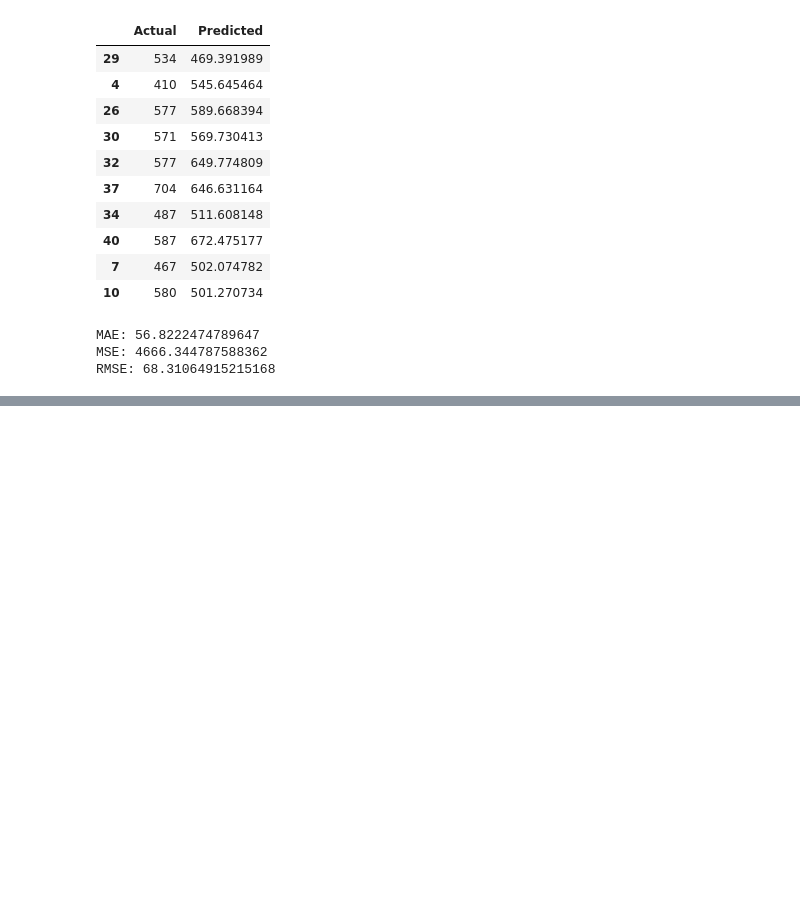
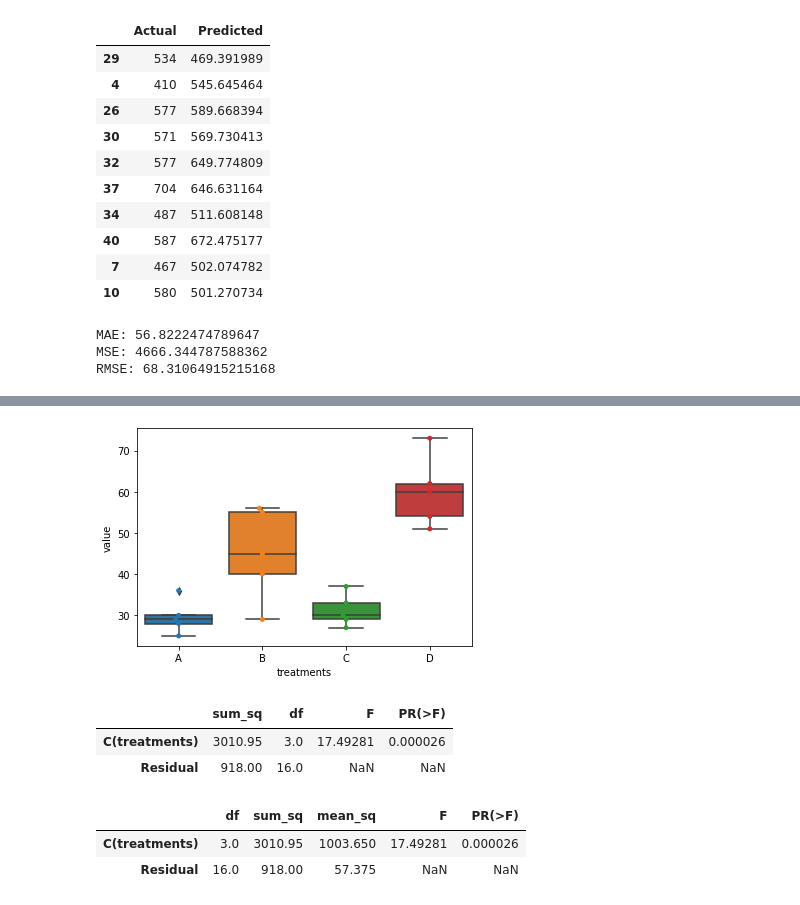
Before and after one commit to zhanyyy7/inf2178h-w22-exp-design-datascience, a Jupyter notebook: notebooks/inclass.ipynb, the cells around one changed output, grey strips where cells are left out. Drawn from its saved outputs; the diff is of its cells as text; code cells hidden in the pictures; blank space fills up the shorter version.

```diff
--- a/notebooks/inclass.ipynb
+++ b/notebooks/inclass.ipynb
@@ -342,0 +384,11 @@ RMSE: 68.31064915215168
+# %%
+#testing assumptions of GLMs
+import pandas as pd
+import matplotlib.pyplot as plt
+import seaborn as sns
+import scipy.stats as stats
+import statsmodels.api as sm
+from statsmodels.formula.api import ols
+from bioinfokit.analys import stat
+df = pd.read_csv("/Users/shionguha/Documents/GitHub/inf2178h-w22-exp-design-datascience/data/onewayanova.txt", sep="\t")
+df.head()
@@ -342,0 +402,29 @@ RMSE: 68.31064915215168
+# %%
+df_melt = pd.melt(df.reset_index(), id_vars=['index'], value_vars=['A', 'B', 'C', 'D'])
+# %%
+df_melt.columns = ['index', 'treatments', 'value']
+# %%
+#viz
+ax = sns.boxplot(x='treatments', y='value',data=df_melt)
+ax = sns.swarmplot(x='treatments', y='value',data=df_melt)
+plt.show()
+# %% [output]
+[figure, added]
+# %%
+#ols
+model = ols('value ~ C(treatments)', data=df_melt).fit()
+anova_table = sm.stats.anova_lm(model, typ=2)
+anova_table
+# %% [output]
+|  | sum_sq | df | F | PR(>F) |
+| C(treatments) | 3010.95 | 3.0 | 17.49281 | 0.000026 |
+| Residual | 918.00 | 16.0 | NaN | NaN |
+# %%
+#anova
+res = stat()
+res.anova_stat(df=df_melt,res_var='value',anova_model='value ~ C(treatments)')
+res.anova_summary
+# %% [output]
+|  | df | sum_sq | mean_sq | F | PR(>F) |
+| C(treatments) | 3.0 | 3010.95 | 1003.650 | 17.49281 | 0.000026 |
+| Residual | 16.0 | 918.00 | 57.375 | NaN | NaN |
```
Also changed, not shown: parts of 12 cells of this notebook, 2 other files.
